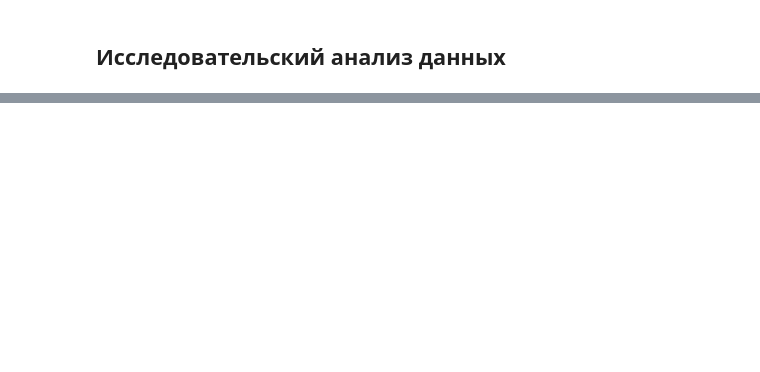
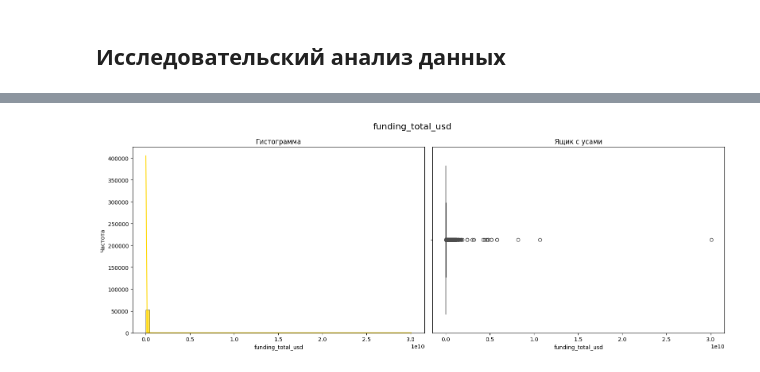
Before and after one commit to legonc/Predicting_Startup_Survival_An_Analysis_of_Success_Factors, a Jupyter notebook: Мастерская_1_итерация_1.ipynb, the cells around one changed output, grey strips where cells are left out. Cells and saved outputs as stored; diff of their text form; code cells hidden in the pictures; blank space fills up the shorter version.

Commit message:
Полностью выполнен исследовательский анализ данных

```diff
--- a/Мастерская_1_итерация_1.ipynb
+++ b/Мастерская_1_итерация_1.ipynb
@@ -925,3 +938,9 @@ analyze_dataframe(train, 'train')
 Дубликаты: 0
 # %% [markdown]
 Все пропуски успешно обработаны, дубликаты не найдены.
+# %%
+# удаление столбцов с бинарными метками, оканчивающихся на '_missing'
+# которые были созданы при анализе пропусков и использованы для обучения моделей при заполнении пропусков
+train = train.loc[:, ~train.columns.str.endswith('_missing')]
+
+train.info()
@@ -949,0 +1009,32 @@ analyze_dataframe(train, 'train')
+# %%
+# функция для визуализации количественных данных
+def hist_box_df(df, column, title):
+    """
+    Визуализация количественных данных: гистограмма, диаграмма размаха (Boxplot)
+    """
+    plt.figure(figsize=(16, 6))
+    plt.suptitle(title, fontsize=16)
+
+    # если признак дискретный, используем countplot
+    if df[column].nunique() < 20:
+        sns.countplot(data=df, x=column, color='gold', alpha=0.7, edgecolor='black')
+        plt.title('Количество уникальных значений')
+        plt.xlabel(title)
+        plt.ylabel('Частота')
+        plt.xticks(rotation=45)
+    else:
+        # гистограмма с плотностью для непрерывных признаков
+        plt.subplot(1, 2, 1)
+        sns.histplot(df[column], bins=70, kde=True, color='gold', alpha=0.7)
+        plt.title('Гистограмма')
+        plt.xlabel(title)
+        plt.ylabel('Частота')
+
+        # ящик с усами
+        plt.subplot(1, 2, 2)
+        sns.boxplot(x=df[column], color='gold')
+        plt.title('Ящик с усами')
+        plt.xlabel(title)
+
+    plt.tight_layout()
+    plt.show()
@@ -949,0 +1057,4 @@ analyze_dataframe(train, 'train')
+# %%
+hist_box_df(train, 'funding_total_usd', 'funding_total_usd')
+# %% [output]
+[figure, added]
```
Also changed, not shown: parts of 51 cells of this notebook.
